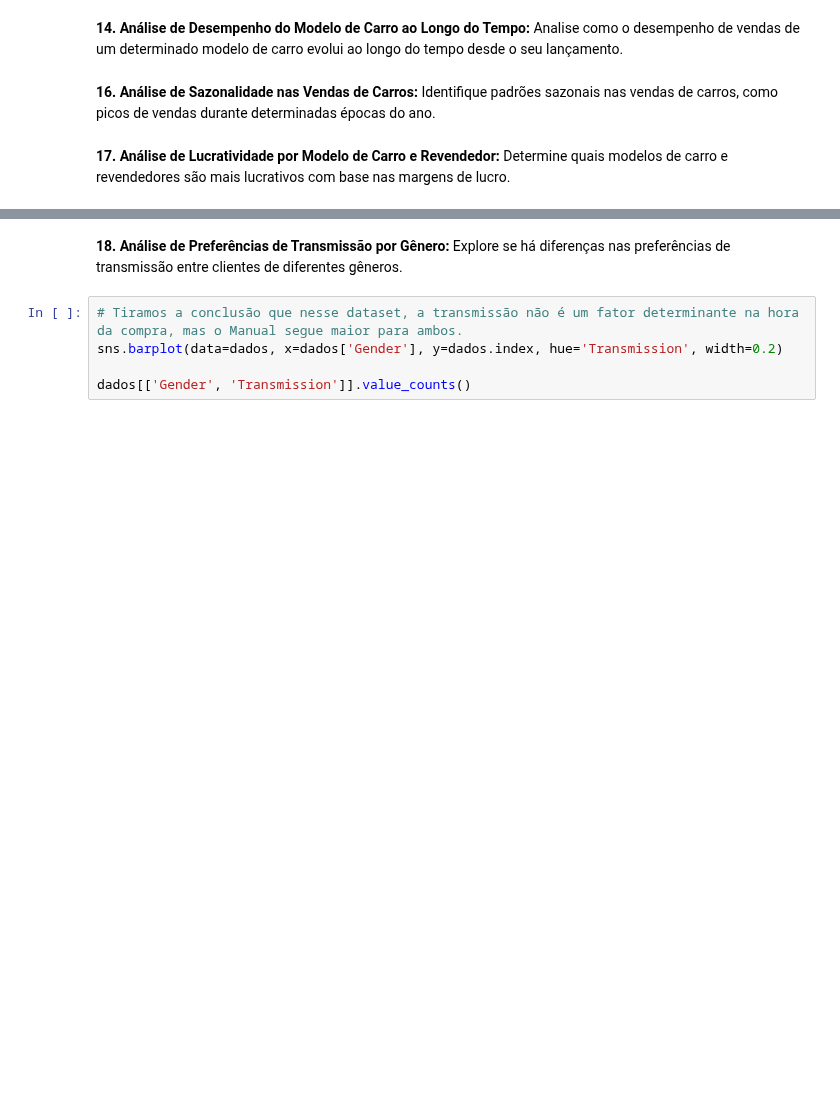
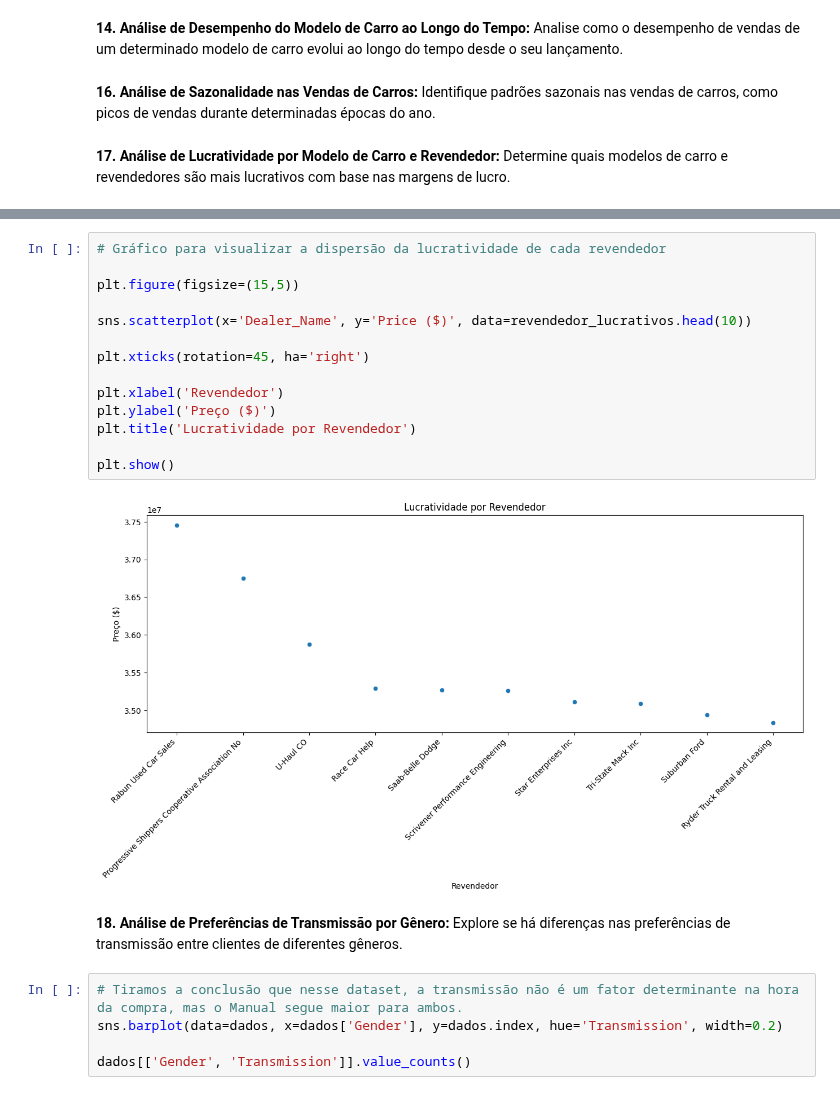
Before and after one commit to GabrielVila/Car-Sales-Report, a Jupyter notebook: projeto_carro.ipynb, the cells around one changed output, grey strips where cells are left out. Drawn from its saved outputs; the diff is of its cells as text; blank space fills up the shorter version.

```diff
--- a/projeto_carro.ipynb
+++ b/projeto_carro.ipynb
@@ -509,3 +584,19 @@ revendedor_lucrativos.head(10)
+# %%
+# Gráfico para visualizar a dispersão da lucratividade de cada revendedor
+
+plt.figure(figsize=(15,5))
+
+sns.scatterplot(x='Dealer_Name', y='Price ($)', data=revendedor_lucrativos.head(10))
+
+plt.xticks(rotation=45, ha='right')
+
+plt.xlabel('Revendedor')
+plt.ylabel('Preço ($)')
+plt.title('Lucratividade por Revendedor')
+
+plt.show()
+# %% [output]
+[figure, added]
 # %% [markdown]
 **18. Análise de Preferências de Transmissão por Gênero:** Explore se há diferenças nas preferências de transmissão entre clientes de diferentes gêneros.
 # %%
```
Also changed, not shown: parts of 9 cells of this notebook.
